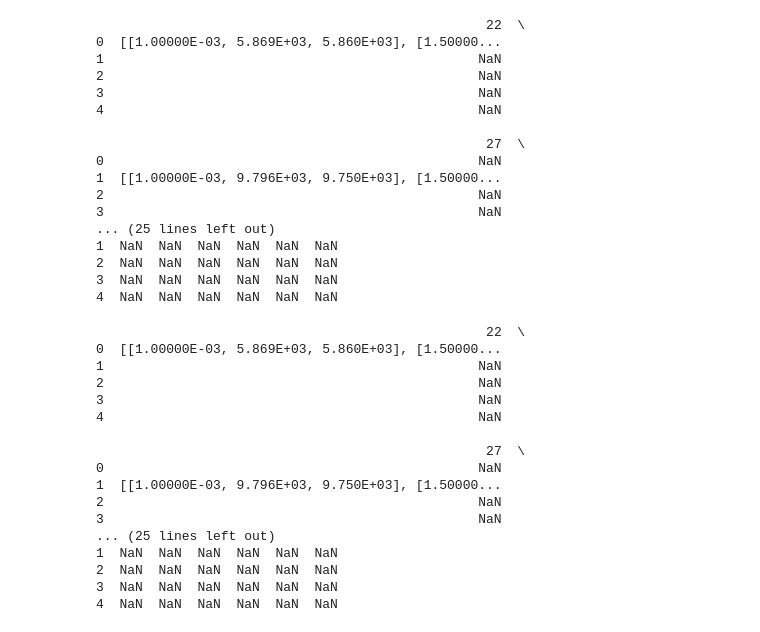
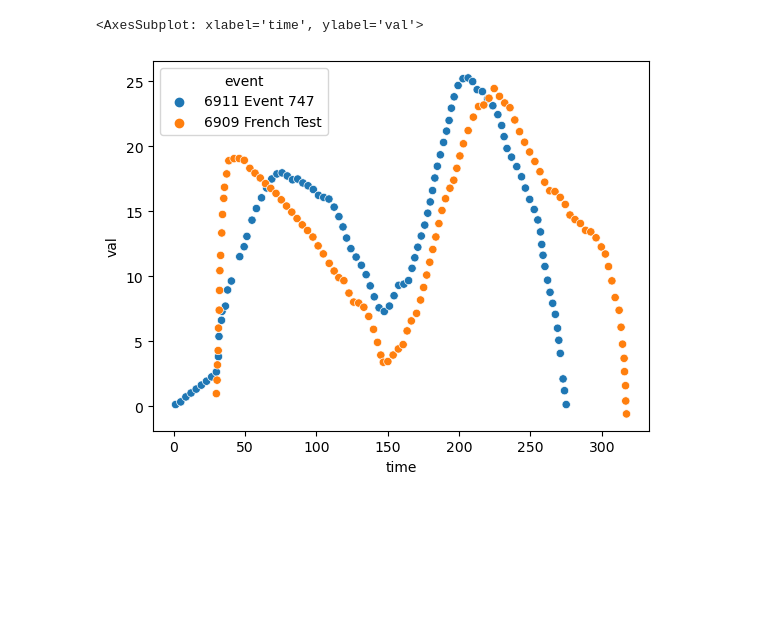
Before and after one commit to wallacemax/vela, a Jupyter notebook: vela.ipynb, the cells around one changed output. Saved outputs shown, nothing was run; the diff lists cells and outputs as text; code cells hidden in the pictures; blank space fills up the shorter version.

Commit message:
changed plot and filter

```diff
--- a/vela.ipynb
+++ b/vela.ipynb
@@ -7,62 +8,37 @@ import json
 VELA_mfp_distance = 118000000; #meters #probably wrong
 # %%
 #read xray attenuation constants, create equations
-with open('z.json', 'r') as JSON:
-        json_dict = json.load(JSON);
+z = [22,23,24,25,26,27,28,29,30,40,41,42,48,50,74,82];
+attenuations_df = {}
+
+for key in z:
+    colnames = ['E','mu_rho','mu_en_rho'];
+    df = pd.read_csv('{}.csv'.format(key),names=colnames)
+    #print(df.head(1))
+    attenuations_df[key] = df
 
 #https://physics.nist.gov/PhysRefData/XrayMassCoef/ElemTab/z07.html
 #energy, mass attenuation coefficient, μ/ρ, and the mass energy-absorption coefficient, μen/ρ
 # E 	      	μ/ρ 	      	μ_{en}/ρ
 # (MeV)	(cm2/g) 	(cm2/g)
-df = pd.DataFrame(data = json_dict);
-print(df.head(5))
-
-#df=pd.DataFrame([(j,z,h) for i in json_dict.values() for j in json_dict.keys() for h,z in i.items()],columns=['E','mu_rho','mu_en_rho']);
-# %% [output]
-                                                  22  \
-0  [[1.00000E-03, 5.869E+03, 5.860E+03], [1.50000...
-1                                                NaN
-2                                                NaN
-3                                                NaN
-4                                                NaN
-
-                                                  27  \
-0                                                NaN
-1  [[1.00000E-03, 9.796E+03, 9.750E+03], [1.50000...
-2                                                NaN
-3                                                NaN
-... (25 lines left out)
-1  NaN  NaN  NaN  NaN  NaN  NaN
-2  NaN  NaN  NaN  NaN  NaN  NaN
-3  NaN  NaN  NaN  NaN  NaN  NaN
-4  NaN  NaN  NaN  NaN  NaN  NaN
 # %%
 #read VELA sensor data
 #6909: FR
 #6911: Event 747
-colnames = ['n','val'];
+colnames = ['time','val'];
 df_6909_YCA = pd.read_csv('6909_YCA_raw', names=colnames, delimiter='\t');
 df_6909_YVA = pd.read_csv('6909_YVA_raw', names=colnames, delimiter='\t');
 df_6911_YCA = pd.read_csv('6911_YCA_raw', names=colnames, delimiter='\t');
 df_6911_YVA = pd.read_csv('6911_YVA_raw', names=colnames, delimiter='\t');
+
+df_6911_YCA.insert(2,'event','6911 Event 747')
+df_6909_YCA.insert(2,'event','6909 French Test')
+
+df_YCA = pd.concat([df_6911_YCA,df_6909_YCA])
-# %%
-
-print(df_attenuation_constants.head(5));
-# %% [output]
-                                                  22  \
-0  [[1.00000E-03, 5.869E+03, 5.860E+03], [1.50000...
-1                                                NaN
-2                                                NaN
-3                                                NaN
-4                                                NaN
-
-                                                  27  \
-0                                                NaN
-1  [[1.00000E-03, 9.796E+03, 9.750E+03], [1.50000...
-2                                                NaN
-3                                                NaN
-... (25 lines left out)
-1  NaN  NaN  NaN  NaN  NaN  NaN
-2  NaN  NaN  NaN  NaN  NaN  NaN
-3  NaN  NaN  NaN  NaN  NaN  NaN
-4  NaN  NaN  NaN  NaN  NaN  NaN
+# %%
+#print(df_YCA.head(5))
+
+sb.scatterplot(data=df_YCA, x='time', y='val', hue = 'event')
+# %% [output]
+<AxesSubplot: xlabel='time', ylabel='val'>
+[figure, added]
```
Also changed, not shown: parts of 2 cells of this notebook.
